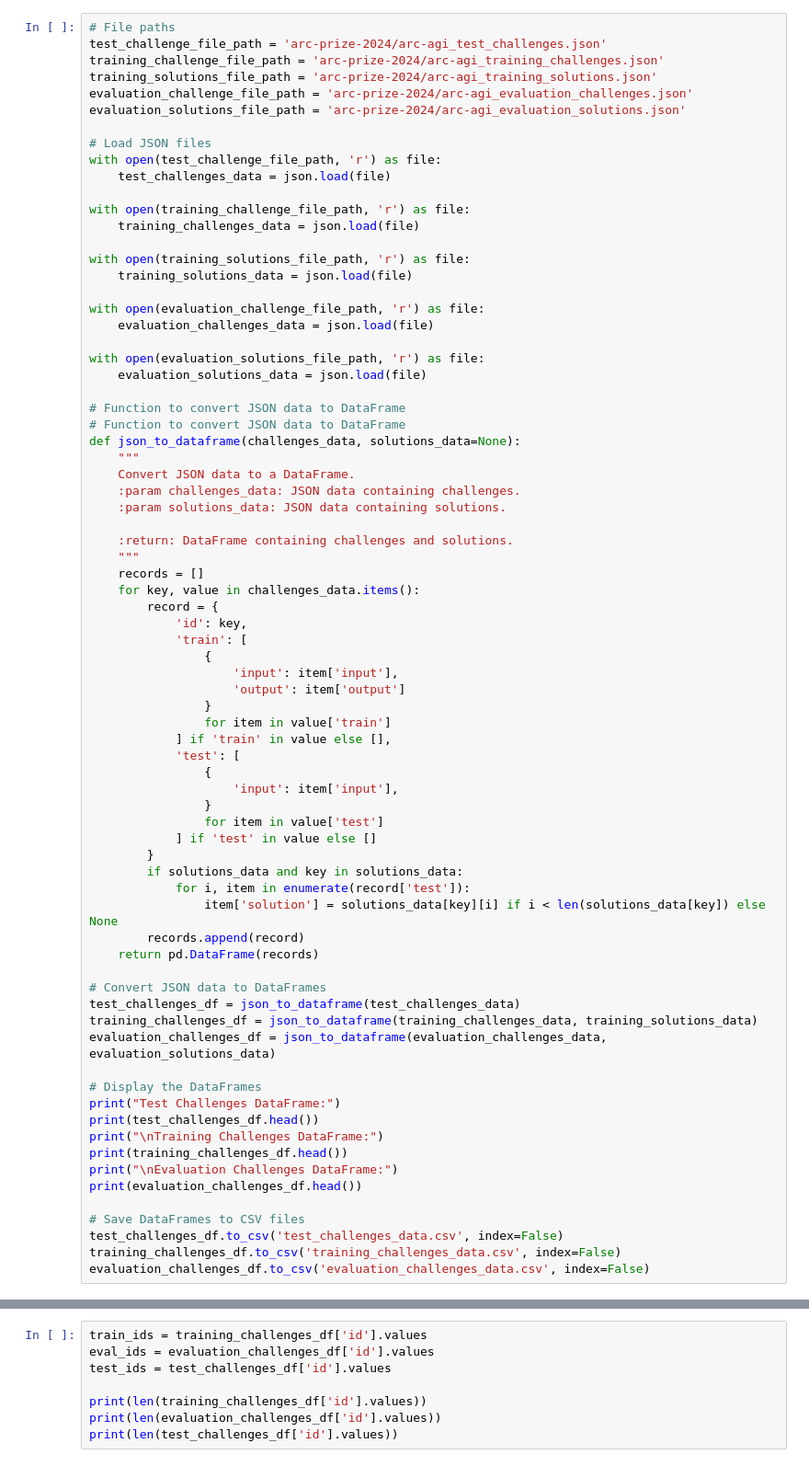
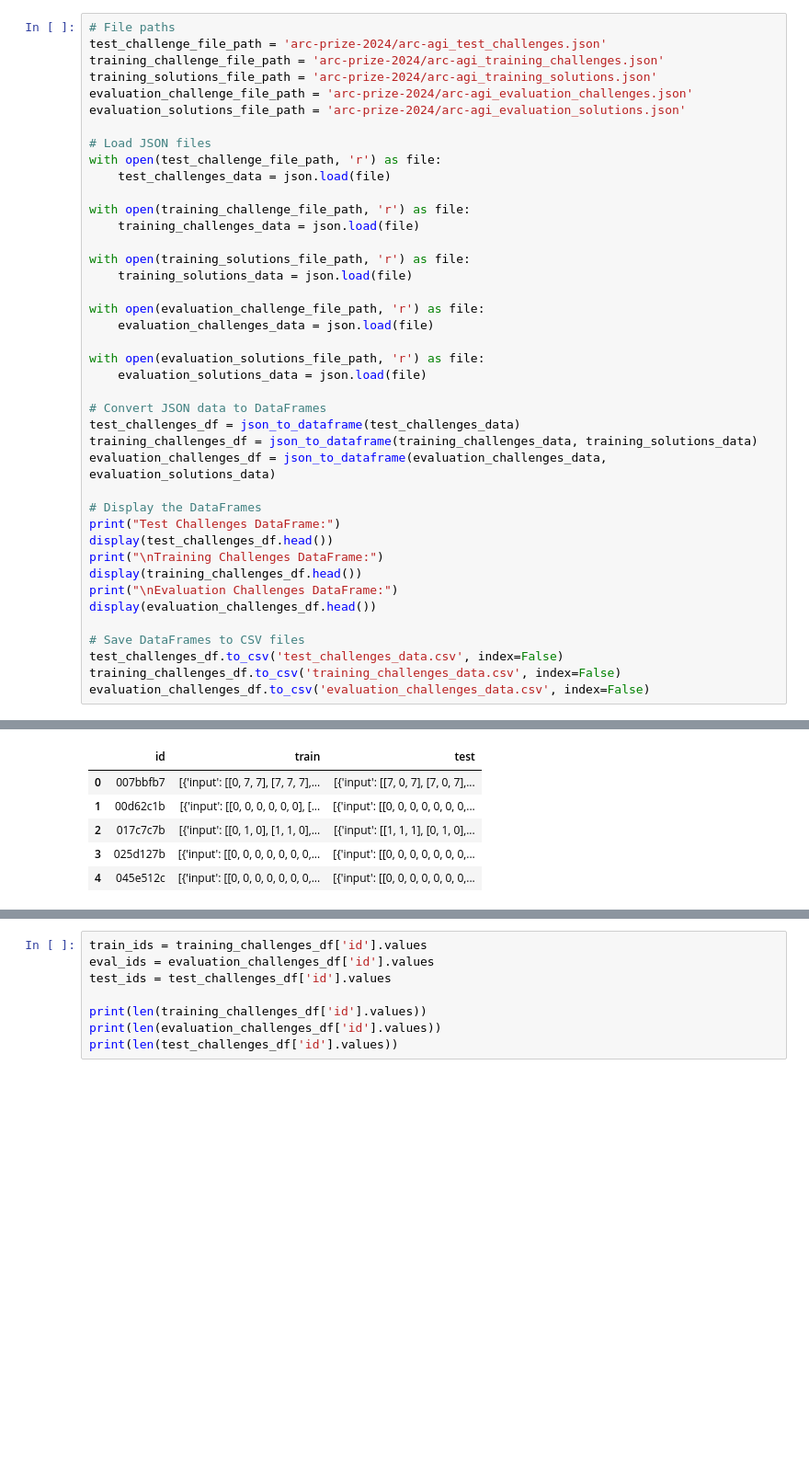
Before and after one commit to anishfish2/arc-ai, a Jupyter notebook: main.ipynb, the cells around one changed output, grey strips where cells are left out. Shown at 92% size. Drawn from its saved outputs; the diff is of its cells as text; blank space fills up the shorter version.

```diff
--- a/main.ipynb
+++ b/main.ipynb
@@ -38,40 +31,6 @@ with open(evaluation_challenge_file_path, 'r') as file:
 with open(evaluation_solutions_file_path, 'r') as file:
     evaluation_solutions_data = json.load(file)
 
-# Function to convert JSON data to DataFrame
-# Function to convert JSON data to DataFrame
-def json_to_dataframe(challenges_data, solutions_data=None):
-    """
-    Convert JSON data to a DataFrame.
-    :param challenges_data: JSON data containing challenges.
-    :param solutions_data: JSON data containing solutions.
-
-    :return: DataFrame containing challenges and solutions.
-    """
-    records = []
-    for key, value in challenges_data.items():
-        record = {
-            'id': key,
-            'train': [
-                {
-                    'input': item['input'],
-                    'output': item['output']
-                }
-                for item in value['train']
-            ] if 'train' in value else [],
-            'test': [
-                {
-                    'input': item['input'],
-                }
-                for item in value['test']
-            ] if 'test' in value else []
-        }
-        if solutions_data and key in solutions_data:
-            for i, item in enumerate(record['test']):
-                item['solution'] = solutions_data[key][i] if i < len(solutions_data[key]) else None
-        records.append(record)
-    return pd.DataFrame(records)
-
 # Convert JSON data to DataFrames
 test_challenges_df = json_to_dataframe(test_challenges_data)
 training_challenges_df = json_to_dataframe(training_challenges_data, training_solutions_data)
@@ -79,11 +38,11 @@ evaluation_challenges_df = json_to_dataframe(evaluation_challenges_data, evaluat
 
 # Display the DataFrames
 print("Test Challenges DataFrame:")
-print(test_challenges_df.head())
+display(test_challenges_df.head())
 print("\nTraining Challenges DataFrame:")
-print(training_challenges_df.head())
+display(training_challenges_df.head())
 print("\nEvaluation Challenges DataFrame:")
-print(evaluation_challenges_df.head())
+display(evaluation_challenges_df.head())
 
 # Save DataFrames to CSV files
 test_challenges_df.to_csv('test_challenges_data.csv', index=False)
@@ -109,0 +53,6 @@ Test Challenges DataFrame:
+|  | id | train | test |
+| 0 | 007bbfb7 | [{'input': [[0, 7, 7], [7, 7, 7],... | [{'input': [[7, 0, 7], [7, 0, 7],... |
+| 1 | 00d62c1b | [{'input': [[0, 0, 0, 0, 0, 0], [... | [{'input': [[0, 0, 0, 0, 0, 0, 0,... |
+| 2 | 017c7c7b | [{'input': [[0, 1, 0], [1, 1, 0],... | [{'input': [[1, 1, 1], [0, 1, 0],... |
+| 3 | 025d127b | [{'input': [[0, 0, 0, 0, 0, 0, 0,... | [{'input': [[0, 0, 0, 0, 0, 0, 0,... |
+| 4 | 045e512c | [{'input': [[0, 0, 0, 0, 0, 0, 0,... | [{'input': [[0, 0, 0, 0, 0, 0, 0,... |
```
Also changed, not shown: parts of 16 cells of this notebook, 5 other files.
